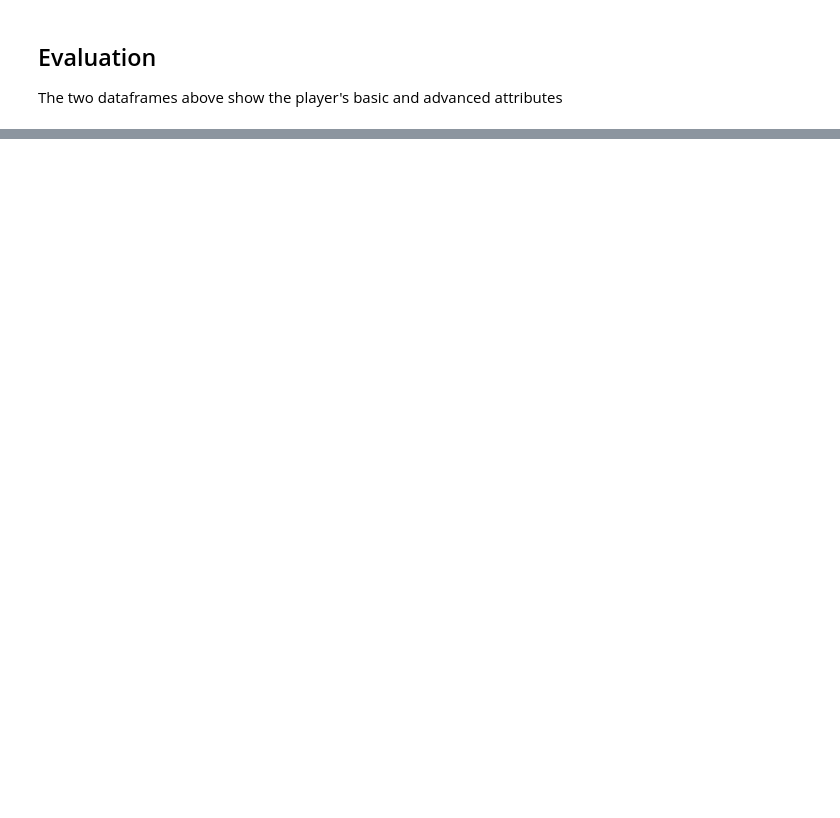
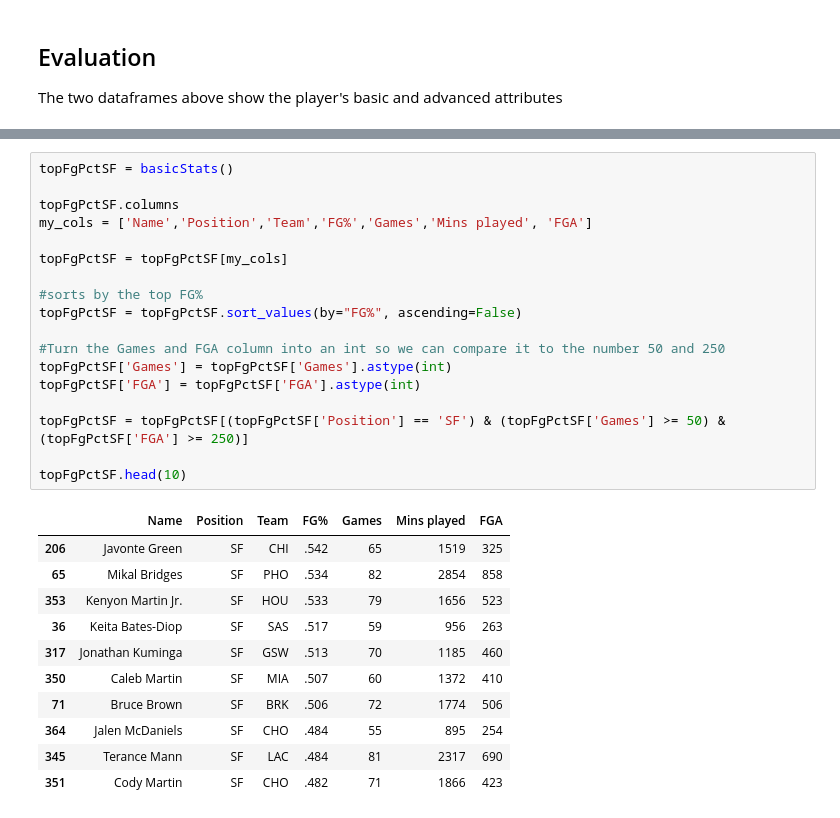
Before and after one commit to mcwillz1/CS-4630-Final-Project, a Jupyter notebook: finalProject.ipynb, the cells around one changed output, grey strips where cells are left out. Cells and saved outputs as stored; diff of their text form; blank space fills up the shorter version.

```diff
--- a/finalProject.ipynb
+++ b/finalProject.ipynb
@@ -153,0 +206,30 @@ topFgPct.head(10)
+# %%
+topFgPctSF = basicStats()
+
+topFgPctSF.columns
+my_cols = ['Name','Position','Team','FG%','Games','Mins played', 'FGA']
+
+topFgPctSF = topFgPctSF[my_cols]
+
+#sorts by the top FG%
+topFgPctSF = topFgPctSF.sort_values(by="FG%", ascending=False)
+
+#Turn the Games and FGA column into an int so we can compare it to the number 50 and 250
+topFgPctSF['Games'] = topFgPctSF['Games'].astype(int)
+topFgPctSF['FGA'] = topFgPctSF['FGA'].astype(int)
+
+topFgPctSF = topFgPctSF[(topFgPctSF['Position'] == 'SF') & (topFgPctSF['Games'] >= 50) & (topFgPctSF['FGA'] >= 250)]
+
+topFgPctSF.head(10)
+# %% [output]
+|  | Name | Position | Team | FG% | Games | Mins played | FGA |
+| 206 | Javonte Green | SF | CHI | .542 | 65 | 1519 | 325 |
+| 65 | Mikal Bridges | SF | PHO | .534 | 82 | 2854 | 858 |
+| 353 | Kenyon Martin Jr. | SF | HOU | .533 | 79 | 1656 | 523 |
+| 36 | Keita Bates-Diop | SF | SAS | .517 | 59 | 956 | 263 |
+| 317 | Jonathan Kuminga | SF | GSW | .513 | 70 | 1185 | 460 |
+| 350 | Caleb Martin | SF | MIA | .507 | 60 | 1372 | 410 |
+| 71 | Bruce Brown | SF | BRK | .506 | 72 | 1774 | 506 |
+| 364 | Jalen McDaniels | SF | CHO | .484 | 55 | 895 | 254 |
+| 345 | Terance Mann | SF | LAC | .484 | 81 | 2317 | 690 |
+| 351 | Cody Martin | SF | CHO | .482 | 71 | 1866 | 423 |
```
Also changed, not shown: parts of 9 cells of this notebook.
